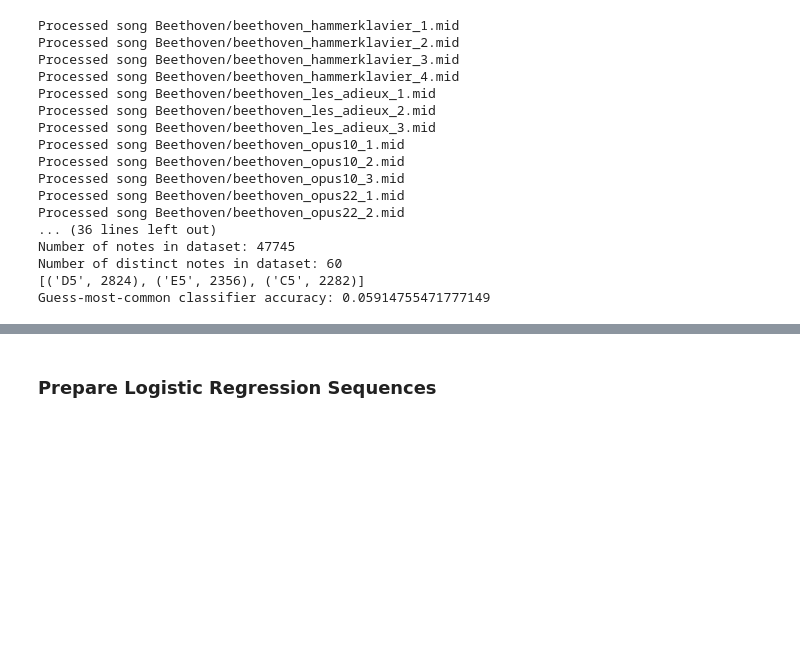
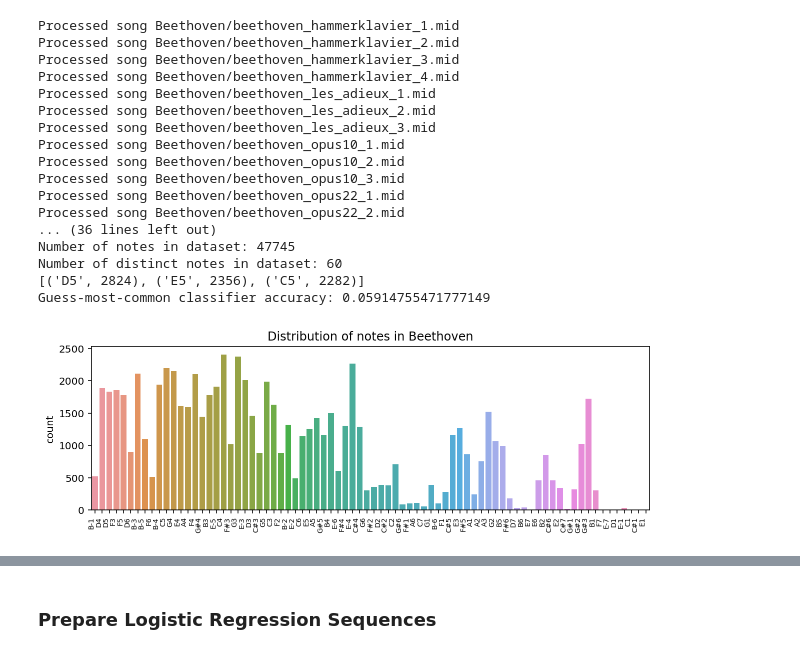
Before and after one commit to joycex99/JamJeneration, a Jupyter notebook: music_sampling.ipynb, the cells around one changed output, grey strips where cells are left out. Cells and saved outputs as stored; diff of their text form; code cells hidden in the pictures; blank space fills up the shorter version.

```diff
--- a/music_sampling.ipynb
+++ b/music_sampling.ipynb
@@ -115,0 +140,12 @@ Guess-most-common classifier accuracy: 0.05914755471777149
+# %%
+def plot_note_counts(notes):
+    #sns.countplot(notes)
+    plt.figure(figsize=(10,3)) # this creates a figure 8 inch wide, 4 inch high
+    ax = sns.countplot(notes)
+
+    ax.set_xticklabels(ax.get_xticklabels(), rotation=90, ha="right", fontsize=7)
+    plt.title("Distribution of notes in Beethoven")
+
+plot_note_counts(beethoven_notes)
+# %% [output]
+[figure, added]
```
Also changed, not shown: parts of 7 cells of this notebook, 1 other file.
